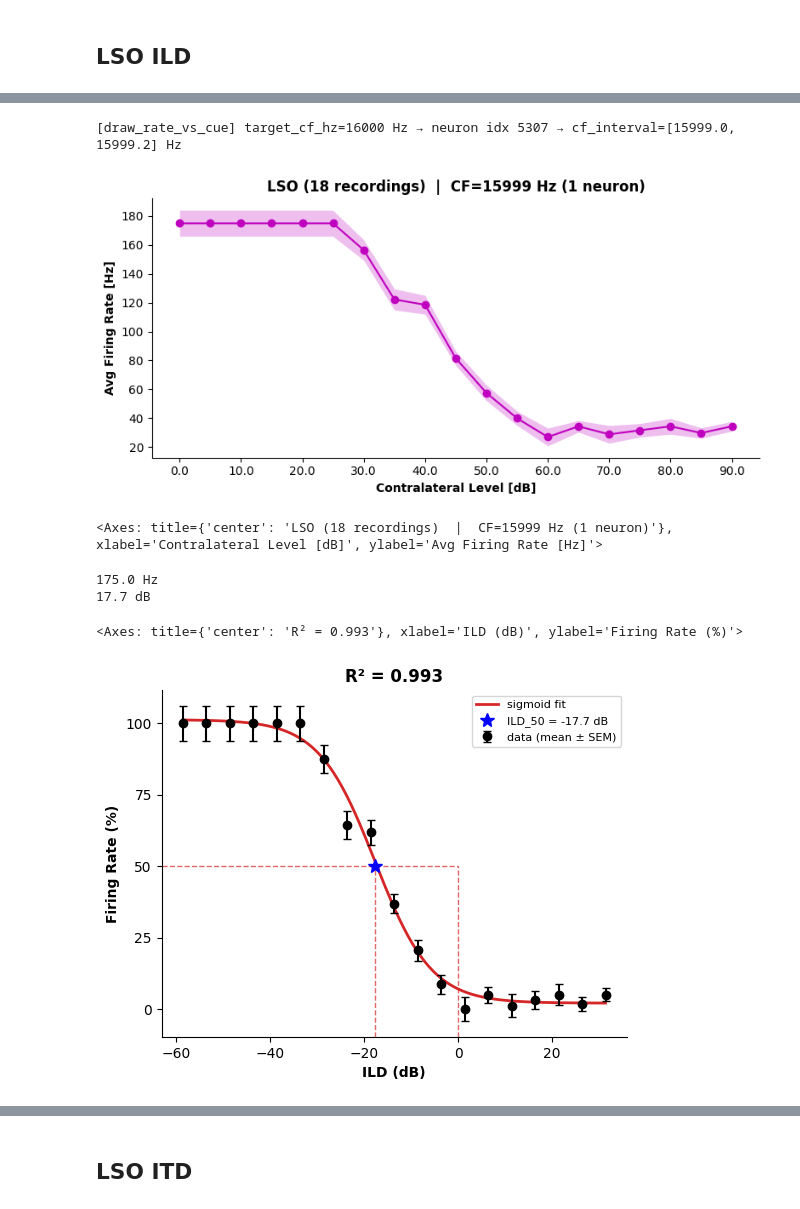
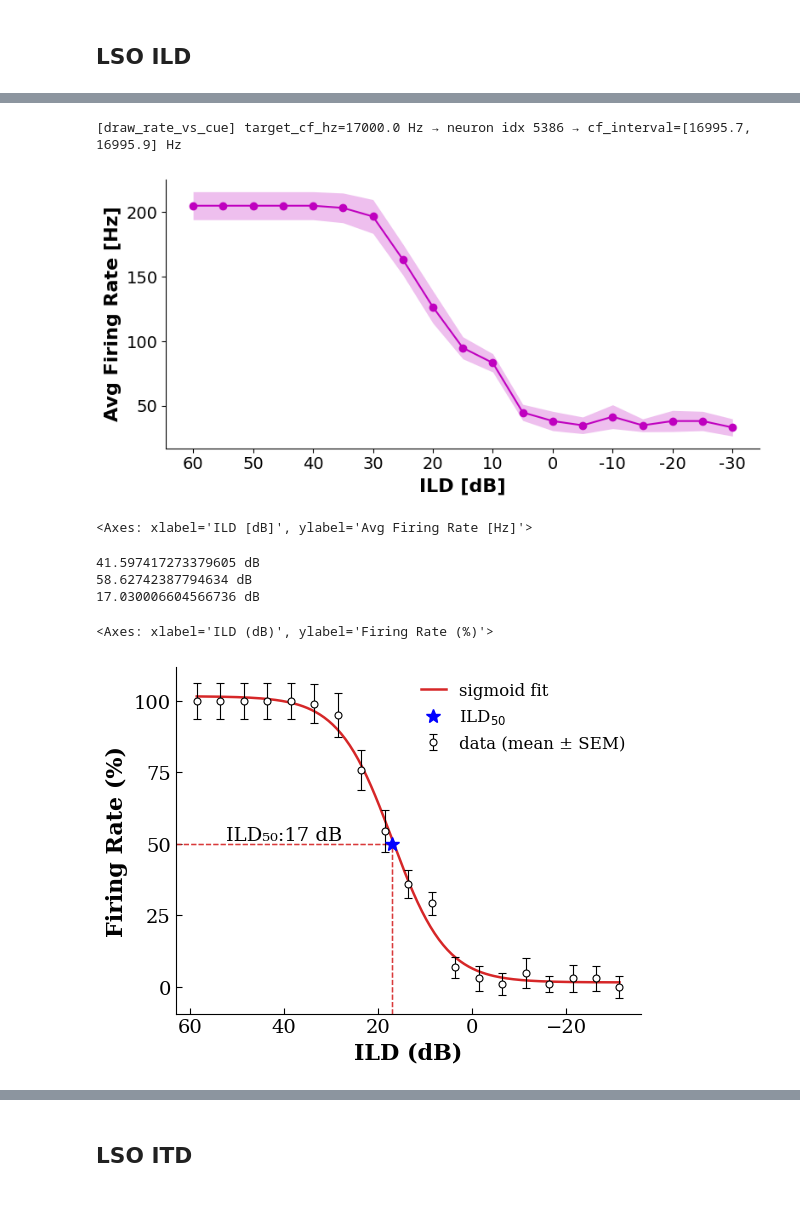
Before and after one commit to francescodesantis/sound_localization_model, a Jupyter notebook: plot/paper_plots.ipynb, the cells around one changed output, grey strips where cells are left out. Saved outputs shown, nothing was run; the diff lists cells and outputs as text; code cells hidden in the pictures.

Commit message:
added edits for plot

```diff
--- a/plot/paper_plots.ipynb
+++ b/plot/paper_plots.ipynb
@@ -37,5 +42,5 @@ Python.  https://github.com/mrkrd/cochlea/
 # %%
-folder_dir = '/Users/francescodesantis/Library/CloudStorage/OneDrive-PolitecnicodiMilano/work/sound_localization/results/artificial_ild/we_5_wi_-80/d_0.78/'
+folder_dir = '/Users/francescodesantis/Library/CloudStorage/OneDrive-PolitecnicodiMilano/work/sound_localization/results/artificial_ild/we_5_wi_-80/d_-0.5/'
 # '/Users/francescodesantis/Documents/repos/sound_localization_model/results/artificial_itd/'
 # '/Users/francescodesantis/Desktop/cineca_results/'
 
@@ -63,7 +68,7 @@ for i, item in enumerate(items):
 204 tone_19.kHz_59dB&d_0.78_seed_8.pic
 205 tone_19.kHz_59dB&d_0.78_seed_9.pic
 # %%
-id_items = range(107,125)
+id_items = range(125,135)
 results = []
 
 for i, id in enumerate(id_items):
@@ -101,35 +93,41 @@ cue_values = np.asarray(list(result['cue_to_rate'].keys()))
 # %%
 from analyze.report import draw_rate_vs_cue
 
+f = results[i]['sounds']['base_sound'].frequency / b2.Hz
+ipsi_level = float(results[0]['sounds']['left_sounds'][0].level)
 draw_rate_vs_cue(
     data=results,
-    pop= pop,
+    pop= 'LSO',
     rate = 'avg',
     side = 'L',
-    cue_type = x_ax,
+    cue_type = 'ild',
     target_cf_hz = f,
     title = [],
     label = [],
     figsize=[8,4],
+    ipsi_level=60
     )
 # %% [output]
-[draw_rate_vs_cue] target_cf_hz=16000 Hz → neuron idx 5307 → cf_interval=[15999.0, 15999.2] Hz
+[draw_rate_vs_cue] target_cf_hz=17000.0 Hz → neuron idx 5386 → cf_interval=[16995.7, 16995.9] Hz
-[figure, old version]
+[figure, new version]
-<Axes: title={'center': 'LSO (18 recordings)  |  CF=15999 Hz (1 neuron)'}, xlabel='Contralateral Level [dB]', ylabel='Avg Firing Rate [Hz]'>
+<Axes: xlabel='ILD [dB]', ylabel='Avg Firing Rate [Hz]'>
 # %%
 from analyze.report import get_avg_rate_vs_cue, extract_ild50_metrics, plot_ild50_fit_xpaper
 
 curve = get_avg_rate_vs_cue(results, pop='LSO', side='L', center_cf=f, bw_neurons=0)
-ipsi_level = results[0]['sounds']['left_sounds'][90.0].level
-metrics = extract_ild50_metrics(curve["cues"], curve["rate"], ipsi_ref='min', normalize=False)
-print(metrics['max_rate'], "Hz")
-print(round(ipsi_level - metrics['ild50']*b2h.dB,2), "dB")
-plot_ild50_fit_xpaper(metrics, sem=curve["sem"], ipsi_level = ipsi_level)
+metrics = extract_ild50_metrics(curve["cues"], curve["rate"], normalize=False)
+ild50 = ipsi_level - metrics['ild50']
+# print(metrics['max_rate'], "Hz")
+print(metrics['ild50'], "dB")
+print(ipsi_level, "dB")
+print(ild50, "dB")
+plot_ild50_fit_xpaper(metrics, ipsi_level, sem=curve["sem"])
 # %% [output]
-175.0 Hz
-17.7 dB
+41.597417273379605 dB
+58.62742387794634 dB
+17.030006604566736 dB
-<Axes: title={'center': 'R² = 0.993'}, xlabel='ILD (dB)', ylabel='Firing Rate (%)'>
+<Axes: xlabel='ILD (dB)', ylabel='Firing Rate (%)'>
-[figure, old version]
+[figure, new version]
 # %%
 from analyze.report import draw_single_neuron_raster_by_cue_xpaper
 
```
Also changed, not shown: parts of 64 cells of this notebook, 2 other files.
